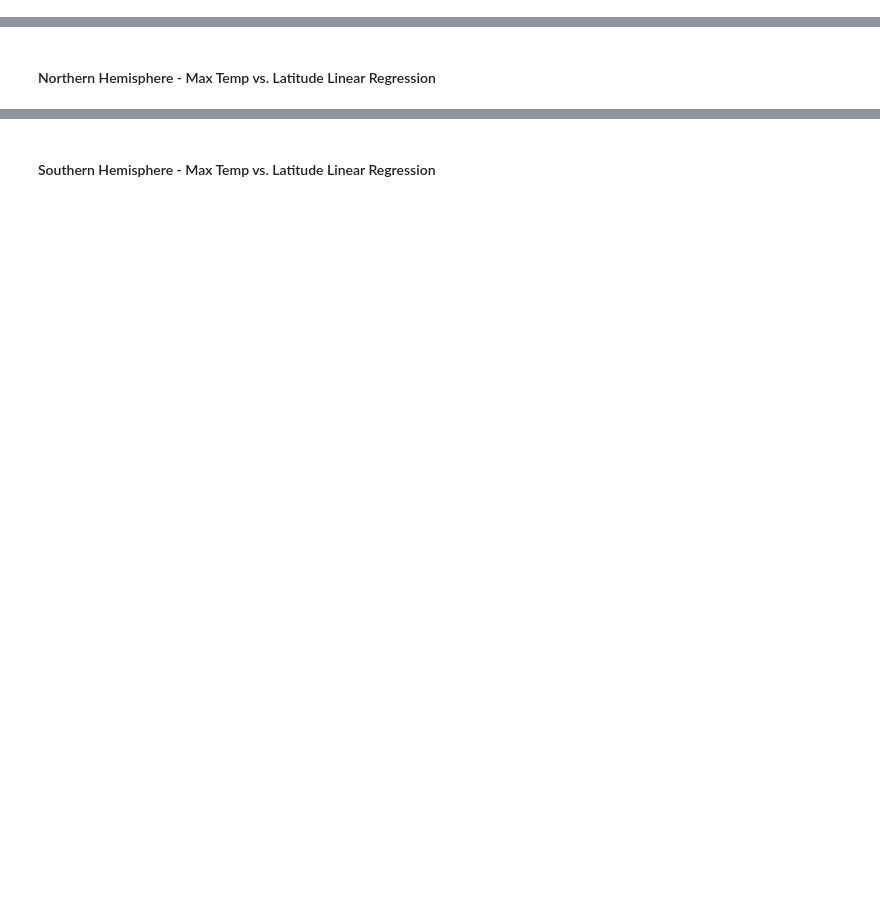
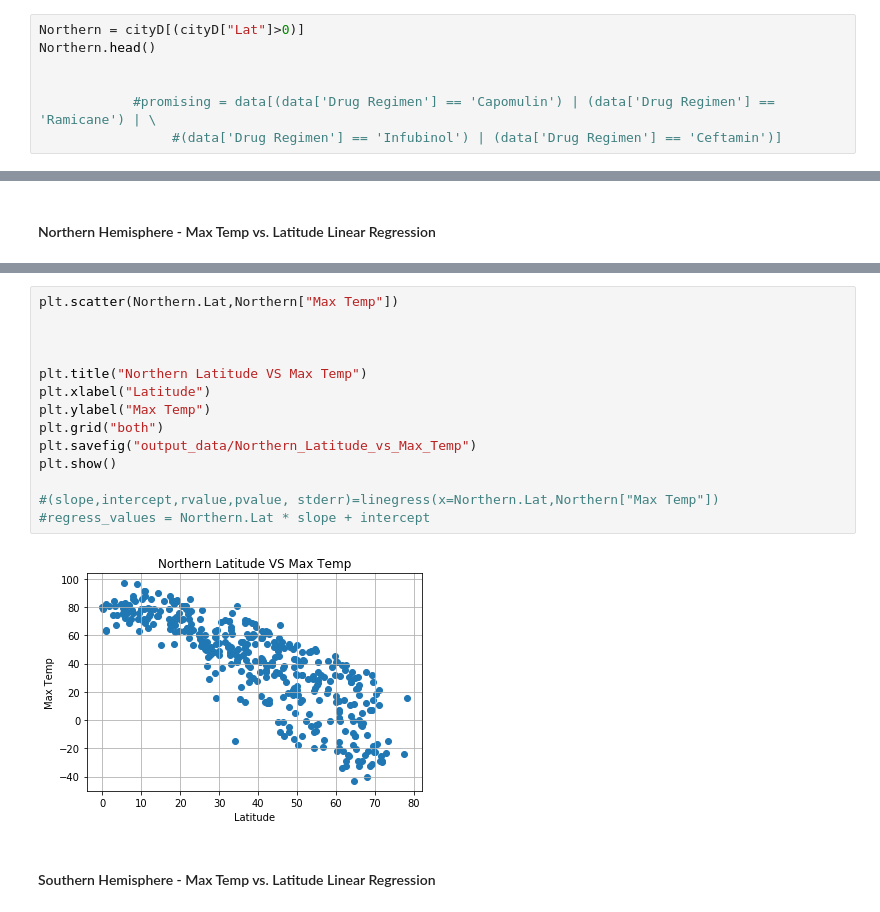
Before and after one commit to JonesInformatics/python-api-challenge, a Jupyter notebook: starter_code/WeatherPy.ipynb, the cells around one changed output, grey strips where cells are left out. Cells and saved outputs as stored; diff of their text form; blank space fills up the shorter version.

```diff
--- a/starter_code/WeatherPy.ipynb
+++ b/starter_code/WeatherPy.ipynb
@@ -192,0 +214,7 @@ plt.show()
+# %%
+Northern = cityD[(cityD["Lat"]>0)]
+Northern.head()
+
+
+            #promising = data[(data['Drug Regimen'] == 'Capomulin') | (data['Drug Regimen'] == 'Ramicane') | \
+                 #(data['Drug Regimen'] == 'Infubinol') | (data['Drug Regimen'] == 'Ceftamin')]
@@ -199,2 +240,18 @@ The r-squared is: -0.8151657406810827
+# %%
+plt.scatter(Northern.Lat,Northern["Max Temp"])
+
+
+
+plt.title("Northern Latitude VS Max Temp")
+plt.xlabel("Latitude")
+plt.ylabel("Max Temp")
+plt.grid("both")
+plt.savefig("output_data/Northern_Latitude_vs_Max_Temp")
+plt.show()
+
+#(slope,intercept,rvalue,pvalue, stderr)=linegress(x=Northern.Lat,Northern["Max Temp"])
+#regress_values = Northern.Lat * slope + intercept
+# %% [output]
+[figure, added]
 # %% [markdown]
 ####  Southern Hemisphere - Max Temp vs. Latitude Linear Regression
```
Also changed, not shown: parts of 29 cells of this notebook.
